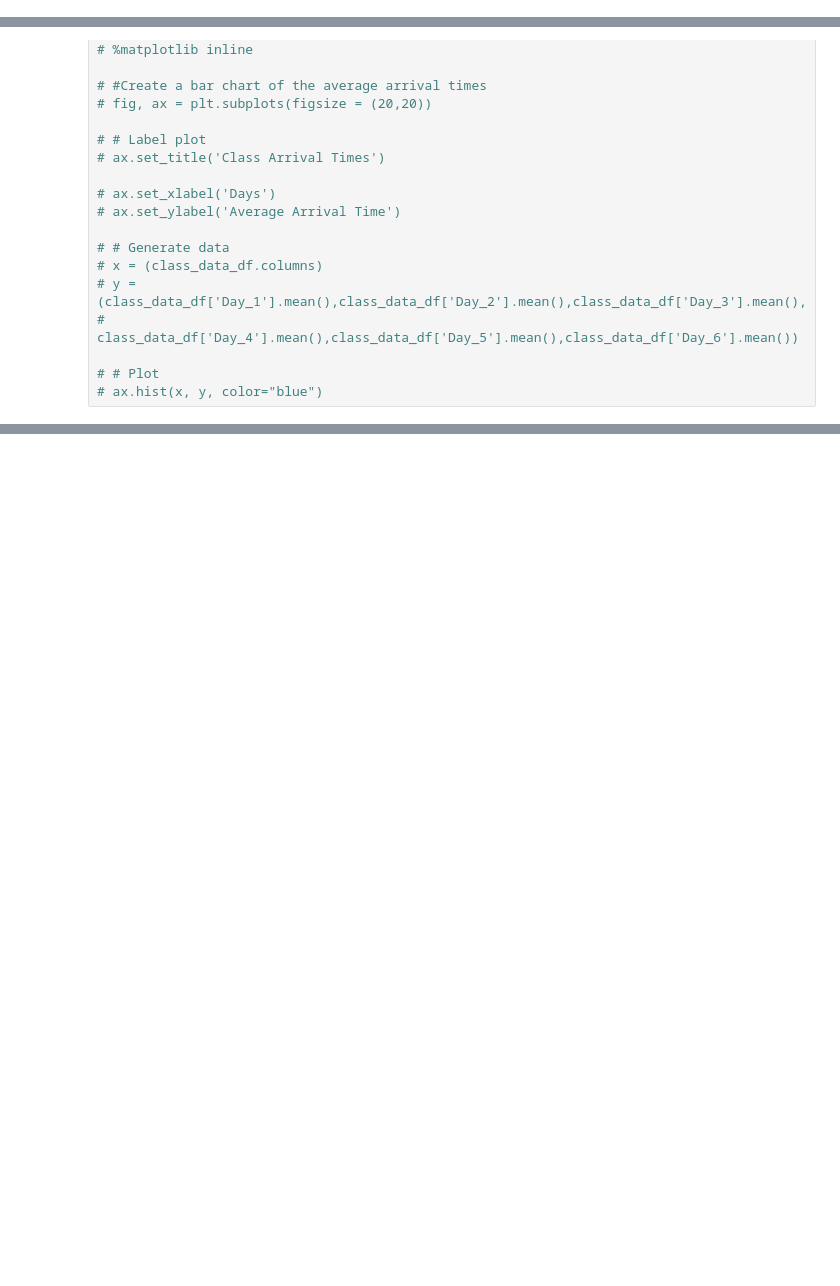
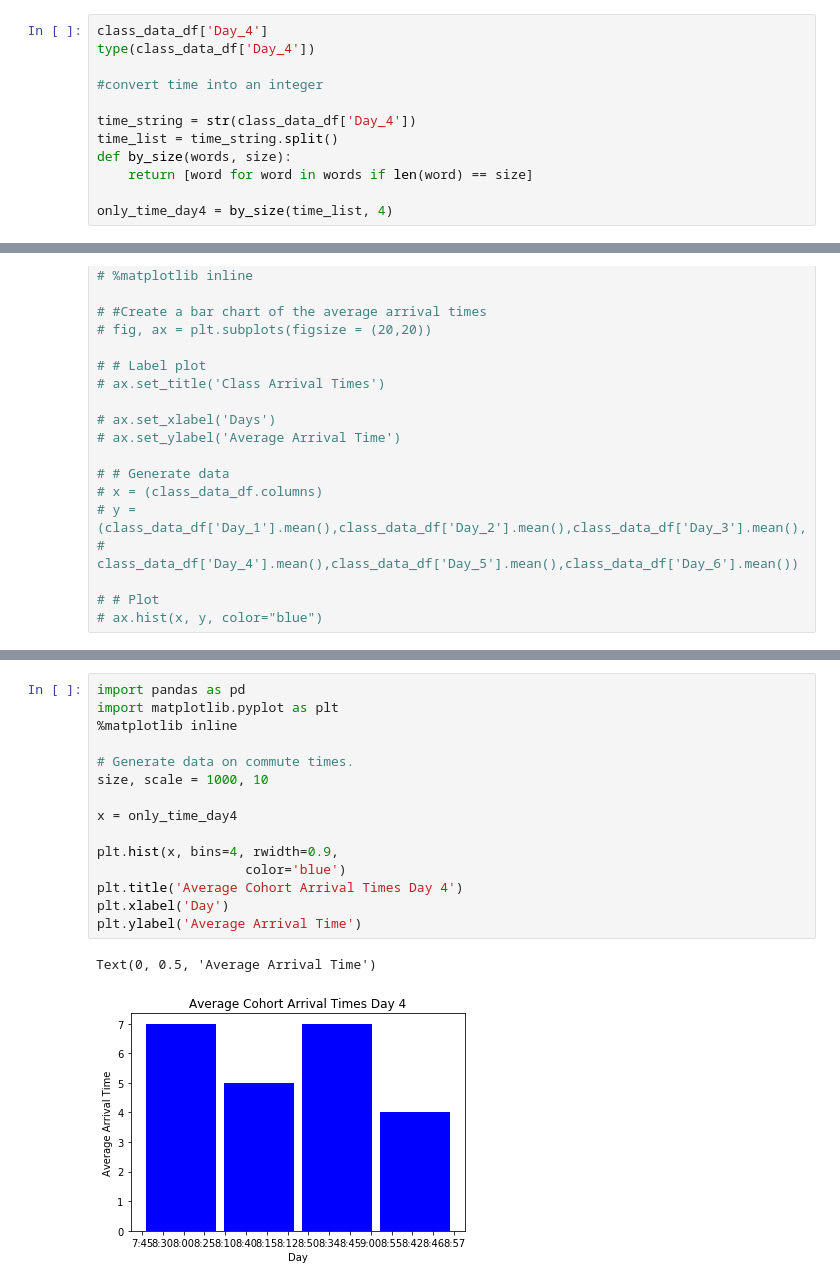
Before and after one commit to sherzyang/ds-challenge-05_seattle-ds-career-040119, a Jupyter notebook: plotting_attendance.ipynb, the cells around one changed output, grey strips where cells are left out. Cells and saved outputs as stored; diff of their text form; blank space fills up the shorter version.

```diff
--- a/plotting_attendance.ipynb
+++ b/plotting_attendance.ipynb
@@ -88,0 +94,12 @@ only_time_day1
+# %%
+class_data_df['Day_4']
+type(class_data_df['Day_4'])
+
+#convert time into an integer
+
+time_string = str(class_data_df['Day_4'])
+time_list = time_string.split()
+def by_size(words, size):
+    return [word for word in words if len(word) == size]
+
+only_time_day4 = by_size(time_list, 4)
@@ -139,0 +215,18 @@ Text(0, 0.5, 'Average Arrival Time')
+# %%
+import pandas as pd
+import matplotlib.pyplot as plt
+%matplotlib inline
+
+# Generate data on commute times.
+size, scale = 1000, 10
+
+x = only_time_day4
+
+plt.hist(x, bins=4, rwidth=0.9,
+                   color='blue')
+plt.title('Average Cohort Arrival Times Day 4')
+plt.xlabel('Day')
+plt.ylabel('Average Arrival Time')
+# %% [output]
+Text(0, 0.5, 'Average Arrival Time')
+[figure, added]
```
Also changed, not shown: parts of 10 cells of this notebook.
